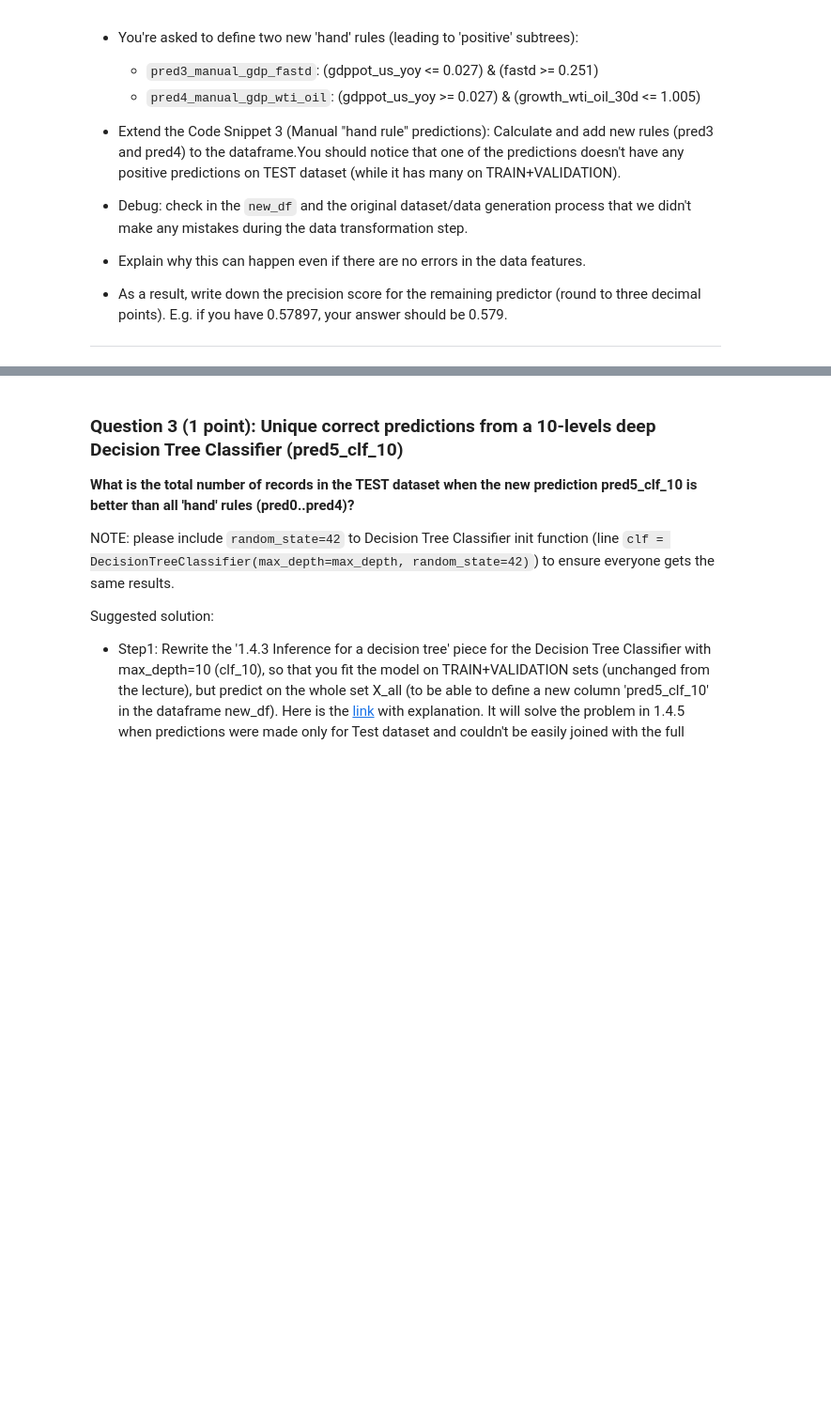
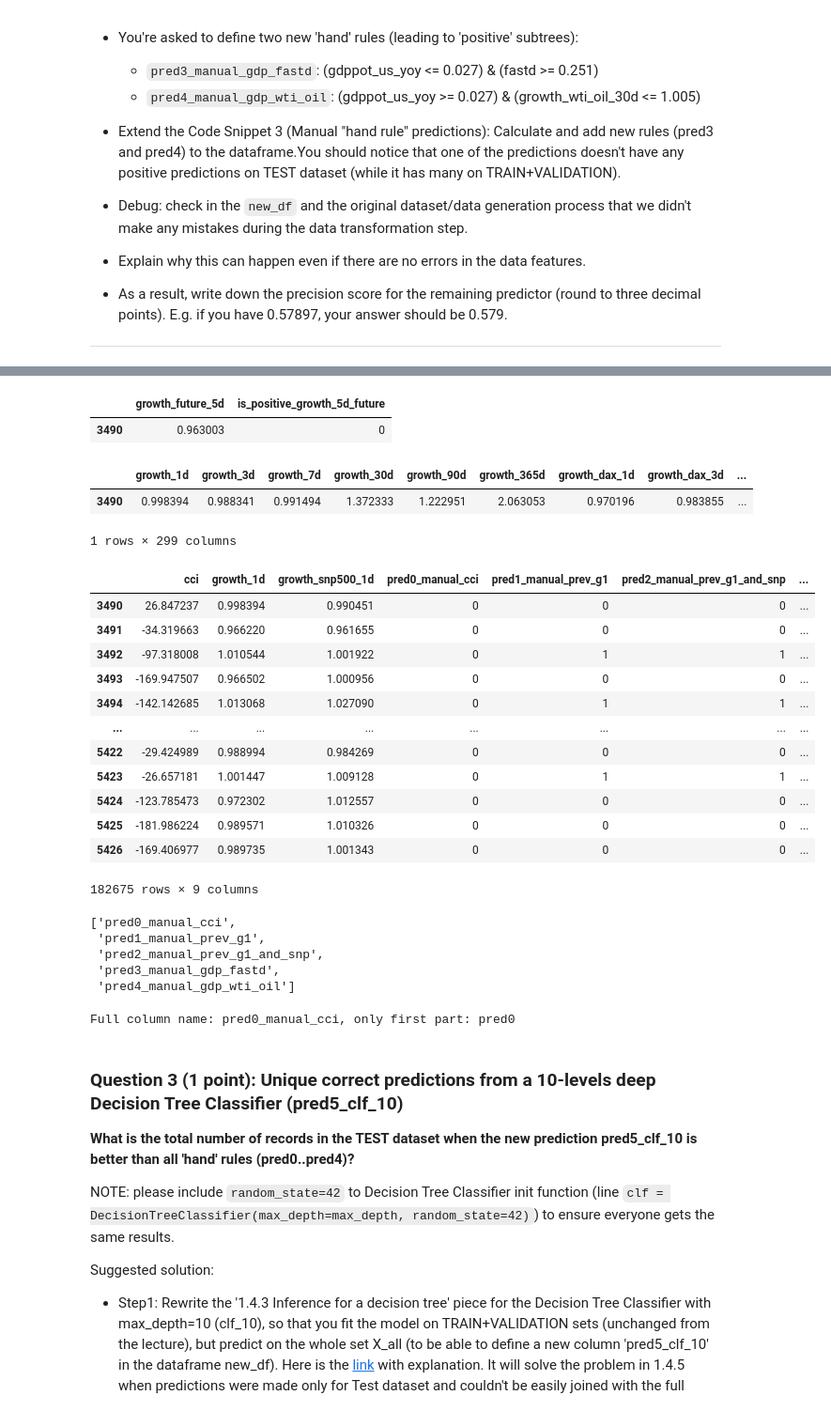
Before and after one commit to mary435/stock-markets-analytics, a Jupyter notebook: 03/hw_03.ipynb, the cells around one changed output, grey strips where cells are left out. Shown at 94% size. Saved outputs shown, nothing was run; the diff lists cells and outputs as text; code cells hidden in the pictures; blank space fills up the shorter version.

```diff
--- a/03/hw_03.ipynb
+++ b/03/hw_03.ipynb
@@ -352,0 +394,7 @@ Let's utilize the knowledge from the visualised tree (clf10) (Code Snippet 5: 1.
+# %%
+min_date_df = df_with_dummies.Date.min()
+max_date_df = df_with_dummies.Date.max()
+
+df_with_dummies = temporal_split(df_with_dummies,
+                                 min_date = min_date_df,
+                                 max_date = max_date_df)
@@ -352,0 +409,3 @@ Let's utilize the knowledge from the visualised tree (clf10) (Code Snippet 5: 1.
+# %%
+# remove the "segmentation" problem (warning message on df performance after many joins and data transformations)
+new_df = df_with_dummies.copy()
@@ -353,3 +437,60 @@ Let's utilize the knowledge from the visualised tree (clf10) (Code Snippet 5: 1.
+# %%
+# what we try to predict
+new_df[TO_PREDICT].head(1)
+# %% [output]
+|  | growth_future_5d | is_positive_growth_5d_future |
+| 3490 | 0.963003 | 0 |
+# %%
+# to be used as features
+new_df[NUMERICAL+DUMMIES].head(1)
+# %% [output]
+|  | growth_1d | growth_3d | growth_7d | growth_30d | growth_90d | growth_365d | growth_dax_1d | growth_dax_3d | ... |
+| 3490 | 0.998394 | 0.988341 | 0.991494 | 1.372333 | 1.222951 | 2.063053 | 0.970196 | 0.983855 | ... |
+1 rows × 299 columns
+# %%
+# Manual "hand rule" predictions
+# generate manual predictions
+# Let's label all prediction features with prefix "pred"
+new_df['pred0_manual_cci'] = (new_df.cci>200).astype(int)
+new_df['pred1_manual_prev_g1'] = (new_df.growth_1d>1).astype(int)
+new_df['pred2_manual_prev_g1_and_snp'] = ((new_df['growth_1d'] > 1) & (new_df['growth_snp500_1d'] > 1)).astype(int)
+# %%
+# pred3_manual_gdp_fastd: (gdppot_us_yoy <= 0.027) & (fastd >= 0.251)
+# pred4_manual_gdp_wti_oil: (gdppot_us_yoy >= 0.027) & (growth_wti_oil_30d <= 1.005)
+
+new_df['pred3_manual_gdp_fastd'] = ((new_df['gdppot_us_yoy'] <= 0.027) & (new_df['fastd'] >= 0.251)).astype(int)
+new_df['pred4_manual_gdp_wti_oil'] = ((new_df['gdppot_us_yoy'] >= 0.027) & (new_df['growth_wti_oil_30d'] <= 1.005)).astype(int)
+# %%
+new_df[['cci','growth_1d','growth_snp500_1d','pred0_manual_cci','pred1_manual_prev_g1','pred2_manual_prev_g1_and_snp','pred3_manual_gdp_fastd','pred4_manual_gdp_wti_oil','is_positive_growth_5d_future']]
+# %% [output]
+|  | cci | growth_1d | growth_snp500_1d | pred0_manual_cci | pred1_manual_prev_g1 | pred2_manual_prev_g1_and_snp | ... |
+| 3490 | 26.847237 | 0.998394 | 0.990451 | 0 | 0 | 0 | ... |
+| 3491 | -34.319663 | 0.966220 | 0.961655 | 0 | 0 | 0 | ... |
+| 3492 | -97.318008 | 1.010544 | 1.001922 | 0 | 1 | 1 | ... |
+| 3493 | -169.947507 | 0.966502 | 1.000956 | 0 | 0 | 0 | ... |
+| 3494 | -142.142685 | 1.013068 | 1.027090 | 0 | 1 | 1 | ... |
+| ... | ... | ... | ... | ... | ... | ... | ... |
+| 5422 | -29.424989 | 0.988994 | 0.984269 | 0 | 0 | 0 | ... |
+| 5423 | -26.657181 | 1.001447 | 1.009128 | 0 | 1 | 1 | ... |
+| 5424 | -123.785473 | 0.972302 | 1.012557 | 0 | 0 | 0 | ... |
+| 5425 | -181.986224 | 0.989571 | 1.010326 | 0 | 0 | 0 | ... |
+| 5426 | -169.406977 | 0.989735 | 1.001343 | 0 | 0 | 0 | ... |
+182675 rows × 9 columns
+# %%
+PREDICTIONS = [k for k in new_df.keys() if k.startswith('pred')]
+PREDICTIONS
+# %% [output]
+['pred0_manual_cci',
+ 'pred1_manual_prev_g1',
+ 'pred2_manual_prev_g1_and_snp',
+ 'pred3_manual_gdp_fastd',
+ 'pred4_manual_gdp_wti_oil']
+# %%
+p = PREDICTIONS[0]
+part1 = p.split('_')[0] # first prefix before '_'
+print(f'Full column name: {p}, only first part: {part1}')
+# %% [output]
+Full column name: pred0_manual_cci, only first part: pred0
 # %% [markdown]
 ### Question 3 (1 point): Unique correct predictions from a 10-levels deep Decision Tree Classifier (pred5_clf_10)
 
```
Also changed, not shown: parts of 9 cells of this notebook.
